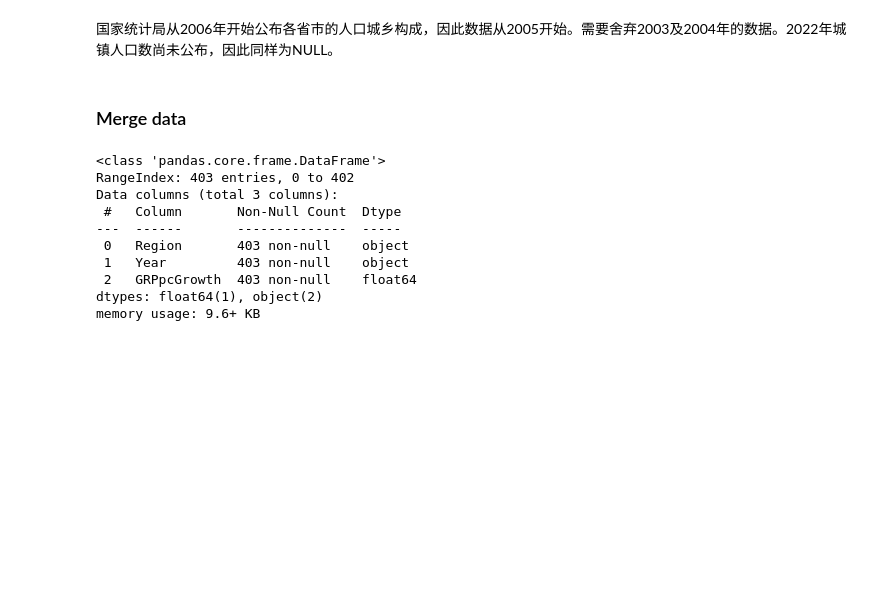
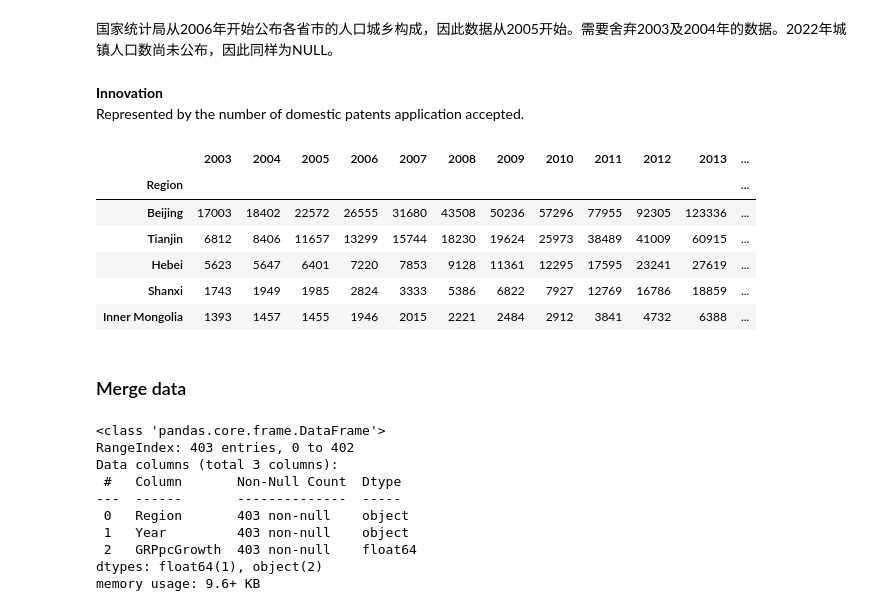
Before and after one commit to KaylaBai/Dissertation, a Jupyter notebook: Dissertation.ipynb, the cells around one changed output. Drawn from its saved outputs; the diff is of its cells as text; code cells hidden in the pictures; blank space fills up the shorter version.

Commit message:
Add Innovation as a control variable.

```diff
--- a/Dissertation.ipynb
+++ b/Dissertation.ipynb
@@ -391,6 +397,23 @@ urb.head()
 | Inner Mongolia | NaN | NaN | 47.191011 | 48.654244 | 50.144092 | 51.718494 | 53.417413 | 55.501618 | 57.044534 | 58.400974 | 59.837067 | ... |
 # %% [markdown]
 国家统计局从2006年开始公布各省市的人口城乡构成，因此数据从2005开始。需要舍弃2003及2004年的数据。2022年城镇人口数尚未公布，因此同样为NULL。
+# %% [markdown]
+**Innovation**\
+Represented by the number of domestic patents application accepted.
+# %%
+# Read in data
+df_patent = pd.read_csv('https://raw.githubusercontent.com/KaylaBai/Dissertation/main/Data/patents.csv', index_col='Region')
+
+df_patent = df_patent.iloc[:,::-1]
+df_patent.head()
+# %% [output]
+|  | 2003 | 2004 | 2005 | 2006 | 2007 | 2008 | 2009 | 2010 | 2011 | 2012 | 2013 | ... |
+| Region |  |  |  |  |  |  |  |  |  |  |  | ... |
+| Beijing | 17003 | 18402 | 22572 | 26555 | 31680 | 43508 | 50236 | 57296 | 77955 | 92305 | 123336 | ... |
+| Tianjin | 6812 | 8406 | 11657 | 13299 | 15744 | 18230 | 19624 | 25973 | 38489 | 41009 | 60915 | ... |
+| Hebei | 5623 | 5647 | 6401 | 7220 | 7853 | 9128 | 11361 | 12295 | 17595 | 23241 | 27619 | ... |
+| Shanxi | 1743 | 1949 | 1985 | 2824 | 3333 | 5386 | 6822 | 7927 | 12769 | 16786 | 18859 | ... |
+| Inner Mongolia | 1393 | 1457 | 1455 | 1946 | 2015 | 2221 | 2484 | 2912 | 3841 | 4732 | 6388 | ... |
 # %% [markdown]
 ### Merge data
 # %%
```
Also changed, not shown: parts of 19 cells of this notebook.
